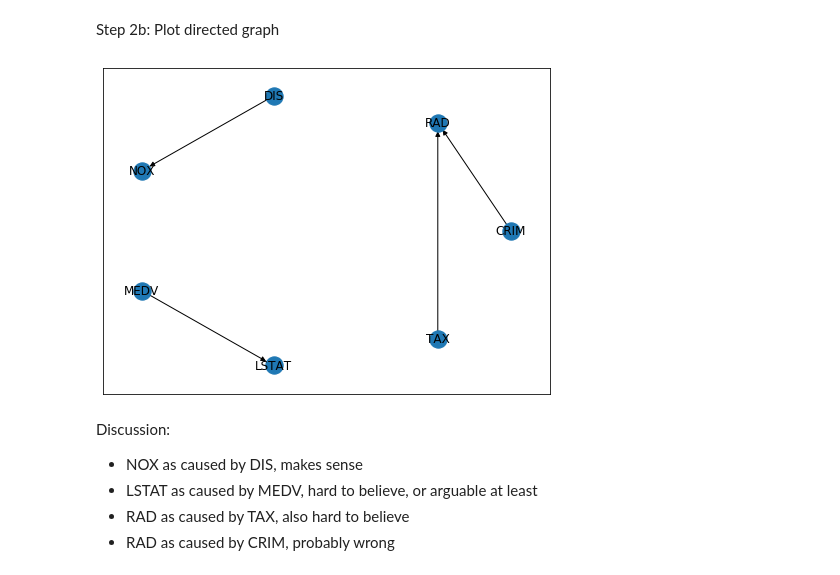
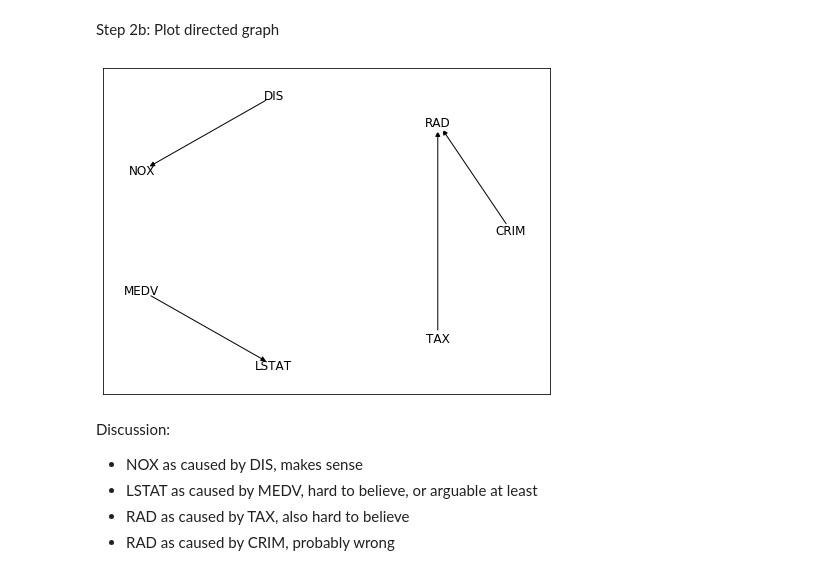
Before and after one commit to muoten/causal-discovery-playground, a Jupyter notebook: boston_dataset_causal_inference_playground.ipynb, the cells around one changed output. Saved outputs shown, nothing was run; the diff lists cells and outputs as text; code cells hidden in the pictures.

```diff
--- a/boston_dataset_causal_inference_playground.ipynb
+++ b/boston_dataset_causal_inference_playground.ipynb
@@ -67,14 +67,14 @@ Step 2b: Plot directed graph
 # %%
 sorted_graph = nx.DiGraph()
 sorted_graph.add_edges_from(sorted(graph.edges()))
 pos = nx.drawing.layout.circular_layout(sorted_graph)
 
 plt.figure(0,figsize=(8,6))
-nx.draw_networkx(sorted_graph,pos)
+nx.draw_networkx(sorted_graph,pos, node_color='#ffffff')
 
 plt.show()
 # %% [output]
-[figure, old version]
+[figure, new version]
 # %% [markdown]
 Discussion:
 - NOX as caused by DIS, makes sense
```
Also changed, not shown: parts of 2 cells of this notebook.
